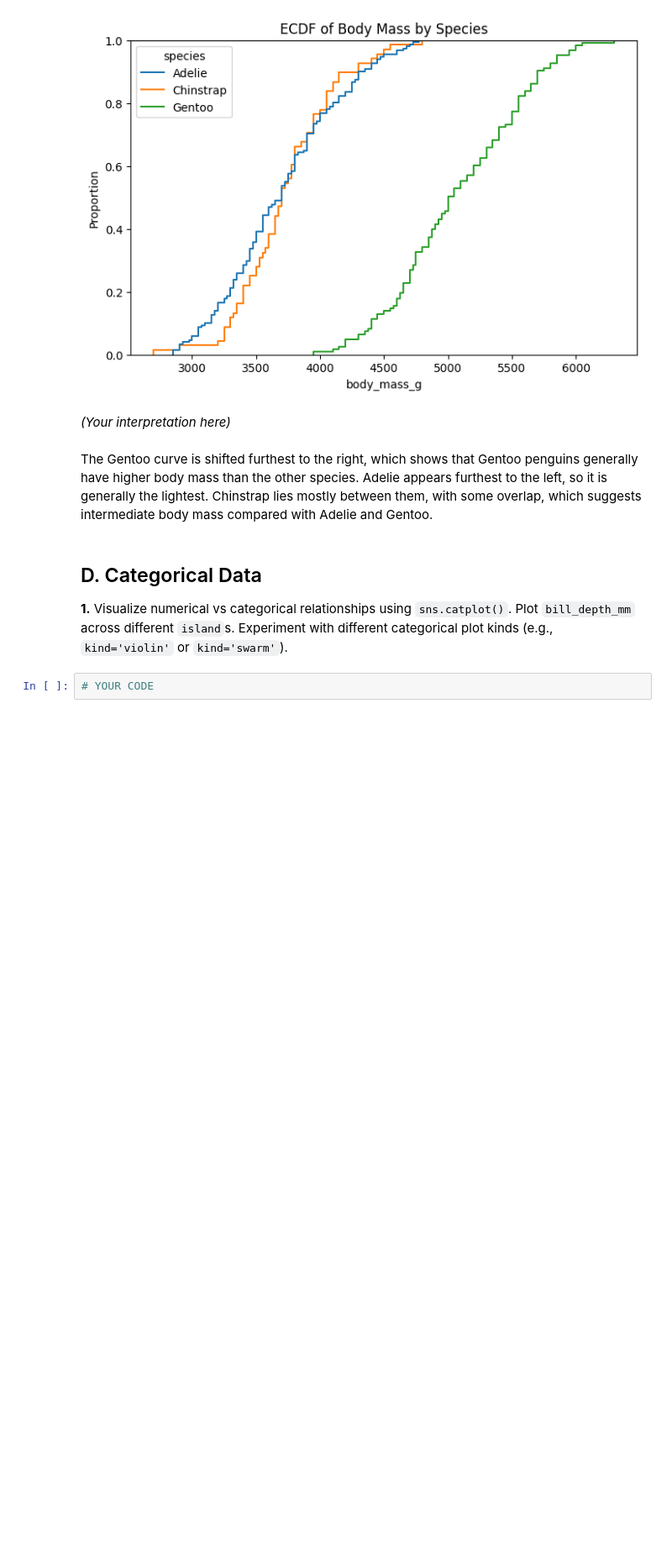
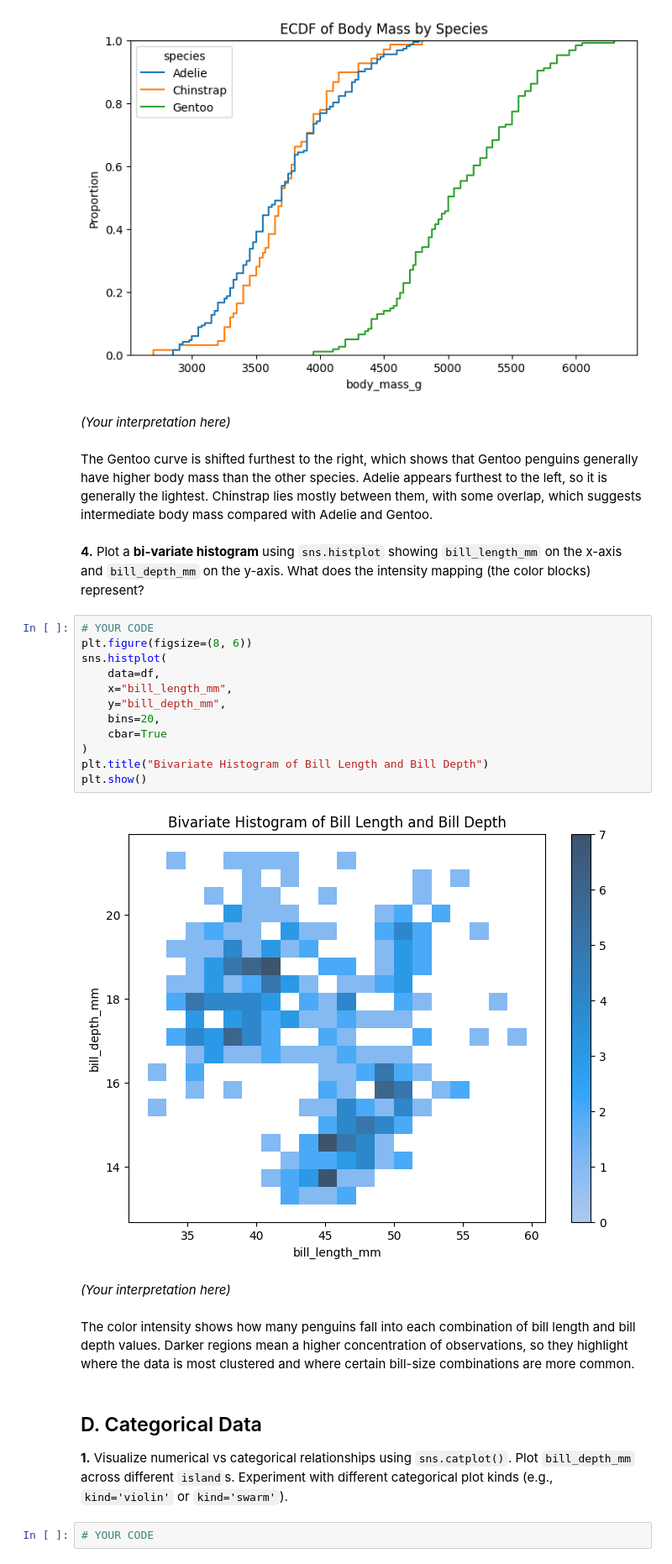
Before and after one commit to az1800/B5, a Jupyter notebook: Student/W2/Exercises/m3-2_exercise.ipynb, the cells around one changed output. Shown at 84% size. Cells and saved outputs as stored; diff of their text form; blank space fills up the shorter version.

```diff
--- a/Student/W2/Exercises/m3-2_exercise.ipynb
+++ b/Student/W2/Exercises/m3-2_exercise.ipynb
@@ -158,6 +149,29 @@ plt.show()
 *(Your interpretation here)*
 # %% [markdown]
 The Gentoo curve is shifted furthest to the right, which shows that Gentoo penguins generally have higher body mass than the other species. Adelie appears furthest to the left, so it is generally the lightest. Chinstrap lies mostly between them, with some overlap, which suggests intermediate body mass compared with Adelie and Gentoo.
+# %% [markdown]
+
+**4.** Plot a **bi-variate histogram** using `sns.histplot` showing `bill_length_mm` on the x-axis and `bill_depth_mm` on the y-axis. What does the intensity mapping (the color blocks) represent?
+# %%
+# YOUR CODE
+plt.figure(figsize=(8, 6))
+sns.histplot(
+    data=df,
+    x="bill_length_mm",
+    y="bill_depth_mm",
+    bins=20,
+    cbar=True
+)
+plt.title("Bivariate Histogram of Bill Length and Bill Depth")
+plt.show()
+# %% [output]
+[figure, added]
+# %% [markdown]
+
+
+*(Your interpretation here)*
+# %% [markdown]
+The color intensity shows how many penguins fall into each combination of bill length and bill depth values. Darker regions mean a higher concentration of observations, so they highlight where the data is most clustered and where certain bill-size combinations are more common.
 # %% [markdown]
 ## D. Categorical Data
 
```
Also changed, not shown: parts of 3 cells of this notebook.
